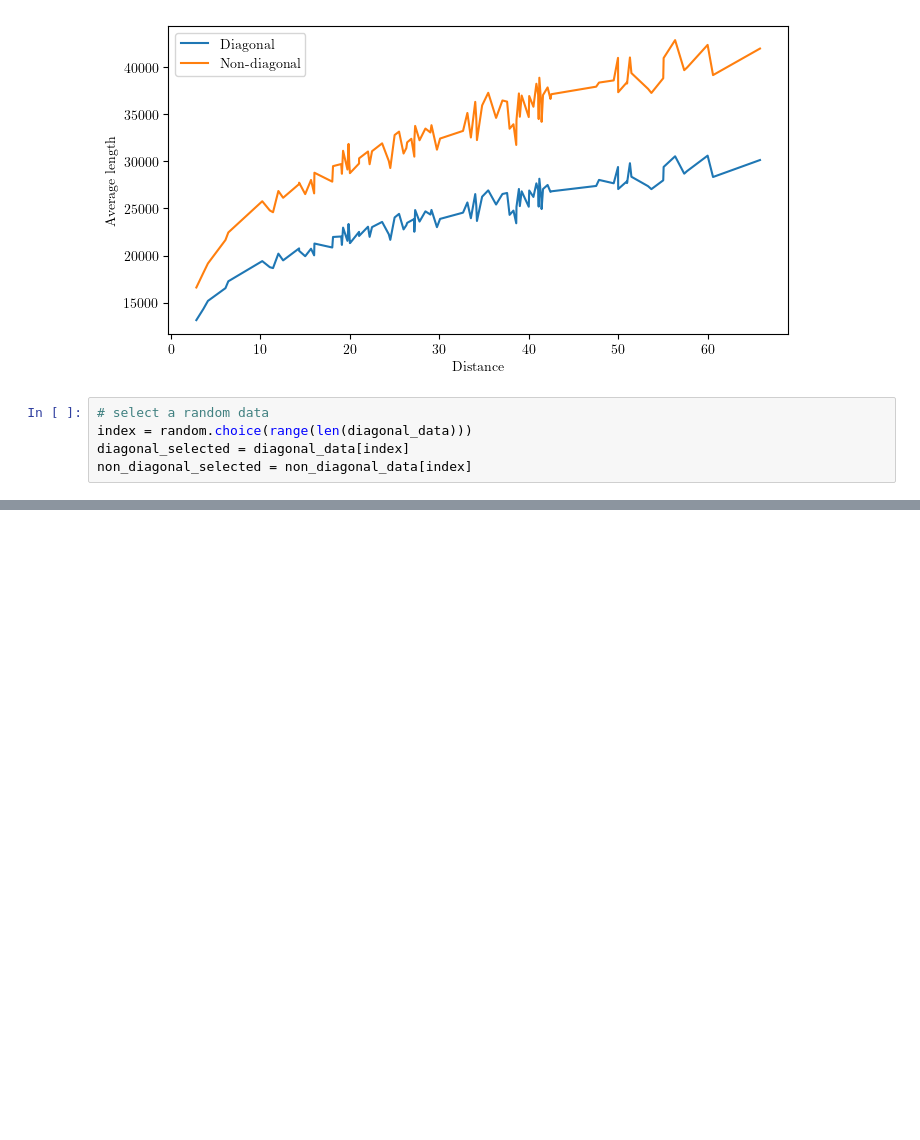
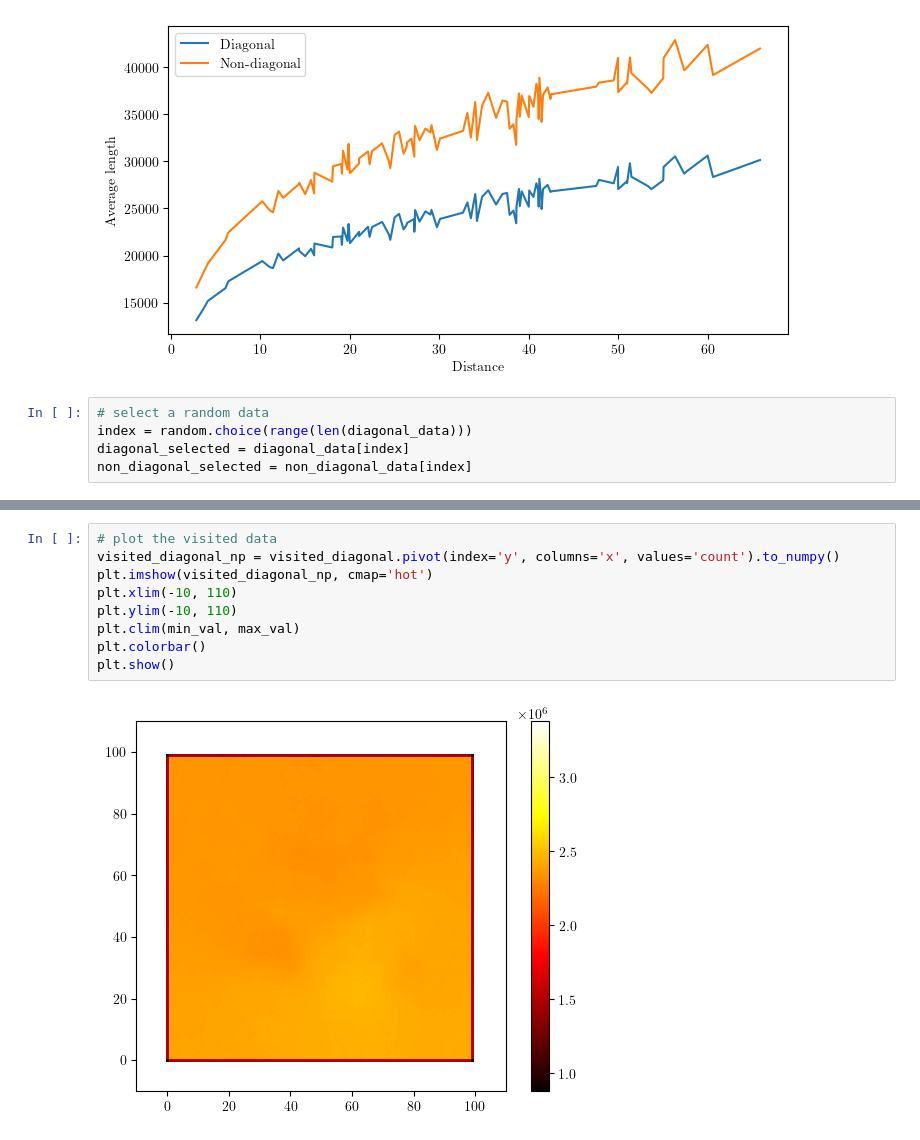
Before and after one commit to NathanRignall/cellular-automata-acw, a Jupyter notebook: automata/plots/task1.ipynb, the cells around one changed output, grey strips where cells are left out. Saved outputs shown, nothing was run; the diff lists cells and outputs as text; blank space fills up the shorter version.

```diff
--- a/automata/plots/task1.ipynb
+++ b/automata/plots/task1.ipynb
@@ -138,0 +164,11 @@ plt.show()
+# %%
+# plot the visited data
+visited_diagonal_np = visited_diagonal.pivot(index='y', columns='x', values='count').to_numpy()
+plt.imshow(visited_diagonal_np, cmap='hot')
+plt.xlim(-10, 110)
+plt.ylim(-10, 110)
+plt.clim(min_val, max_val)
+plt.colorbar()
+plt.show()
+# %% [output]
+[figure, added]
```
Also changed, not shown: parts of 8 cells of this notebook, 1 other file.
